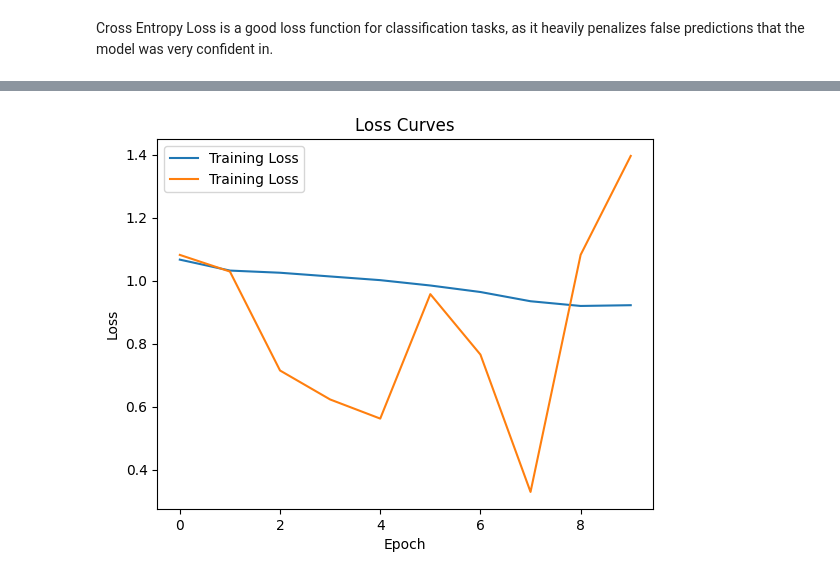
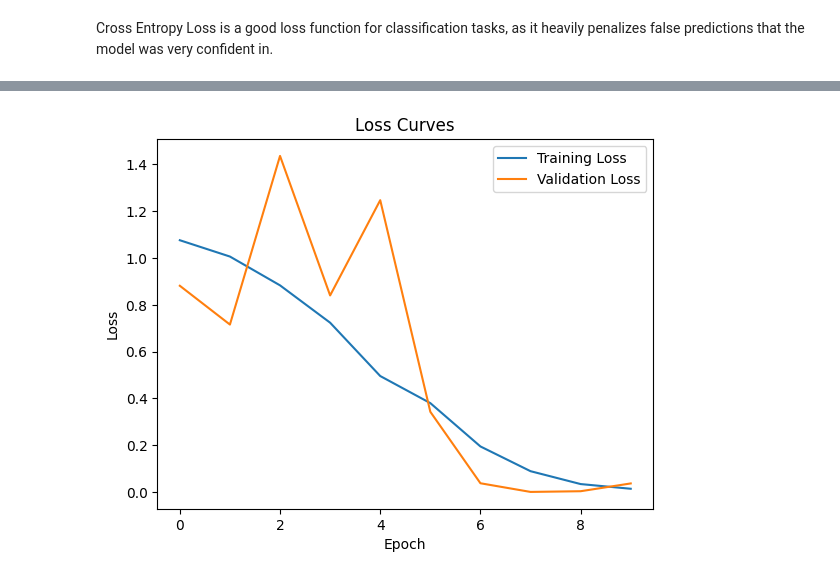
Before and after one commit to ElbazHaim/mri_alzheimer_dl_project, a Jupyter notebook: project.ipynb, the cells around one changed output, grey strips where cells are left out. Saved outputs shown, nothing was run; the diff lists cells and outputs as text; code cells hidden in the pictures.

```diff
--- a/project.ipynb
+++ b/project.ipynb
@@ -40,6 +40,7 @@ Chosen device: mps
 # %%
 transformer = transforms.Compose([transforms.Resize((208, 176)),
                                 transforms.CenterCrop((188, 156)),
+                                transforms.Grayscale(num_output_channels=1),
                                 transforms.ToTensor()])
 train_dataset = datasets.ImageFolder(TRAINPATH, transform=transformer)
 class_to_idx = train_dataset.class_to_idx
@@ -107,7 +111,7 @@ However, the original layer is made for binary classification, so we modify the
 class LeNet5(nn.Module):
     def __init__(self):
       super(LeNet5, self).__init__()
-      self.conv1 = nn.Conv2d(3, 6, 5, 1, padding=1)
+      self.conv1 = nn.Conv2d(1, 6, 5, 1, padding=1)
       self.tanh1 = nn.Tanh()
       self.avgpool1 = nn.AvgPool2d(2, stride=2)
 
@@ -115,14 +119,14 @@ class LeNet5(nn.Module):
       self.tanh2 = nn.Tanh()
       self.avgpool2 = nn.AvgPool2d(2, stride=2)
 
-      self.conv3 = nn.Conv2d(16, 120, 5, 1, padding=1)
+      self.conv3 = nn.Conv2d(16, 1, 5, 1, padding=1)
       self.tanh3 = nn.Tanh()
 
-      self.fc1 = nn.Linear(35, 84)
+      self.flat1 = nn.Flatten()
+      self.fc1 = nn.Linear(1505, 150)
       self.tanh4 = nn.Tanh()
-      self.fc2 = nn.Linear(84, 4)
-
-      self.softmax1 = nn.Softmax(dim=1)
+      self.flat2 = nn.Flatten()
+      self.fc2 = nn.Linear(150, 4)
 
 
     def forward(self, x):
@@ -137,16 +141,16 @@ class LeNet5(nn.Module):
       x = self.conv3(x)
       x = self.tanh3(x)
 
+      x = self.flat1(x)
       x = self.fc1(x)
       x = self.tanh4(x)
+      x = self.flat2(x)
       x = self.fc2(x)
 
-      x = self.softmax1(x)
-      x = torch.argmax(x, dim=1)
       return x
 
 
-summary(LeNet5(), input_size=(3, 188, 156))
+summary(LeNet5(), input_size=(1, 188, 156))
 # %% [output]
 ----------------------------------------------------------------
         Layer (type)               Output Shape         Param #
@@ -170,9 +174,9 @@ Cross Entropy Loss is a good loss function for classification tasks, as it heavi
 # %%
 MyCNN = LeNet5().to(device)
 loss_function = nn.CrossEntropyLoss()
-optimizer = torch.optim.SGD(MyCNN.parameters(), lr=0.001, momentum=0.9)
+optimizer = torch.optim.SGD(MyCNN.parameters(), lr=0.01, momentum=0.9)
 
-n_epochs = 1
+n_epochs = 10
 epochs = range(n_epochs)
 train_loss_curve = list()
 validation_loss_curve = list()
@@ -222,5 +226,4 @@ for epoch in range(n_epochs):
 
     print("Epoch %d: model accuracy %.2f%%" % (epoch, accuracy * 100))
     print(f"Epoch {epoch}: avg. loss {train_loss_curve[-1]}")
-
-torch.save(MyCNN.state_dict(), "mri_model.pth")
+    torch.save(MyCNN.state_dict(), "mri_model.pth")
@@ -227,13 +251,13 @@ torch.save(MyCNN.state_dict(), "mri_model.pth")
 # %%
 import matplotlib.pyplot as plt
 
 # Plot the loss curve against the number of iterations
 plt.plot(range(len(train_loss_curve)), train_loss_curve, label='Training Loss')
-plt.plot(range(len(validation_loss_curve)), validation_loss_curve, label='Training Loss')
+plt.plot(range(len(validation_loss_curve)), validation_loss_curve, label='Validation Loss')
 plt.xlabel('Epoch')
 plt.ylabel('Loss')
 plt.title('Loss Curves')
 plt.legend()
 plt.show()
 # %% [output]
-[figure, old version]
+[figure, new version]
```
Also changed, not shown: parts of 5 cells of this notebook.
